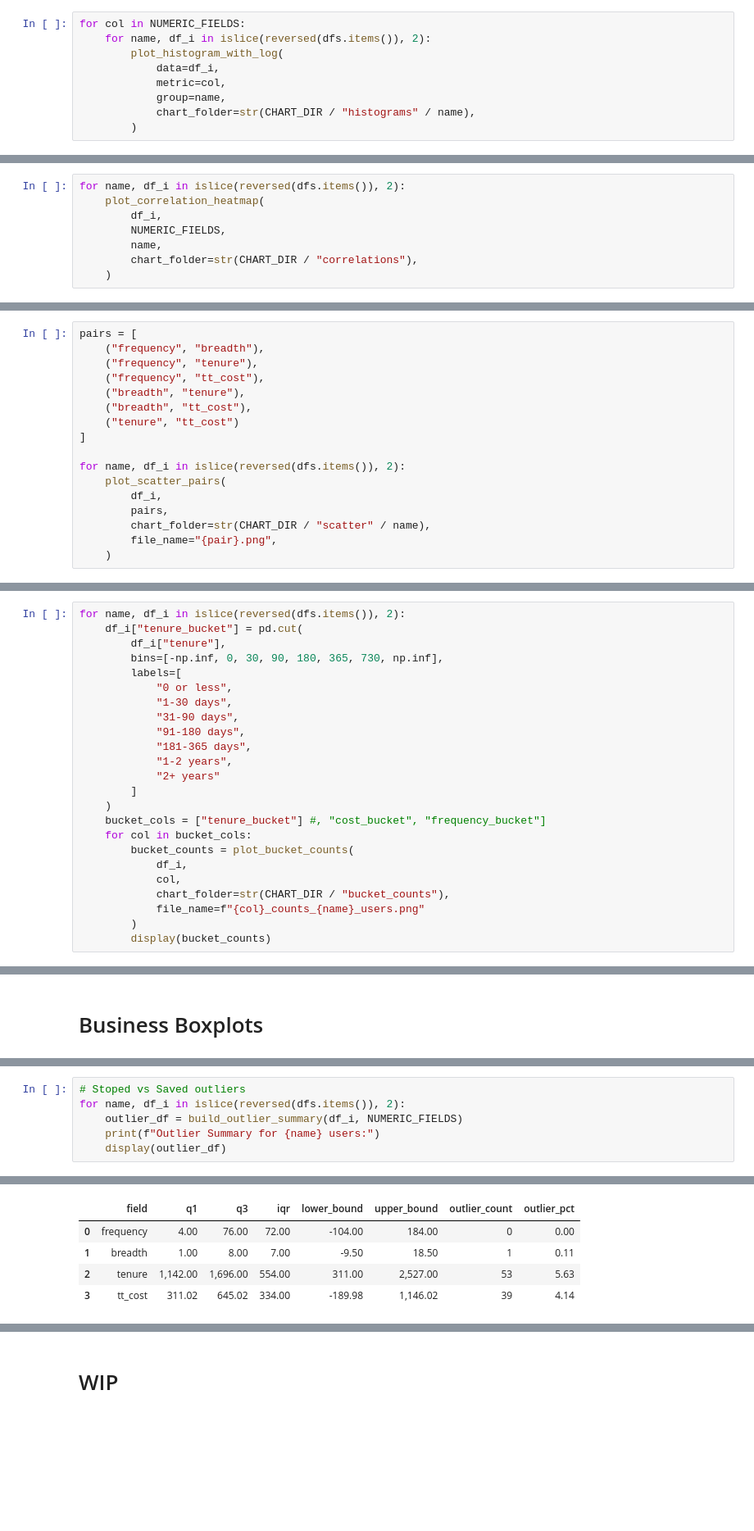
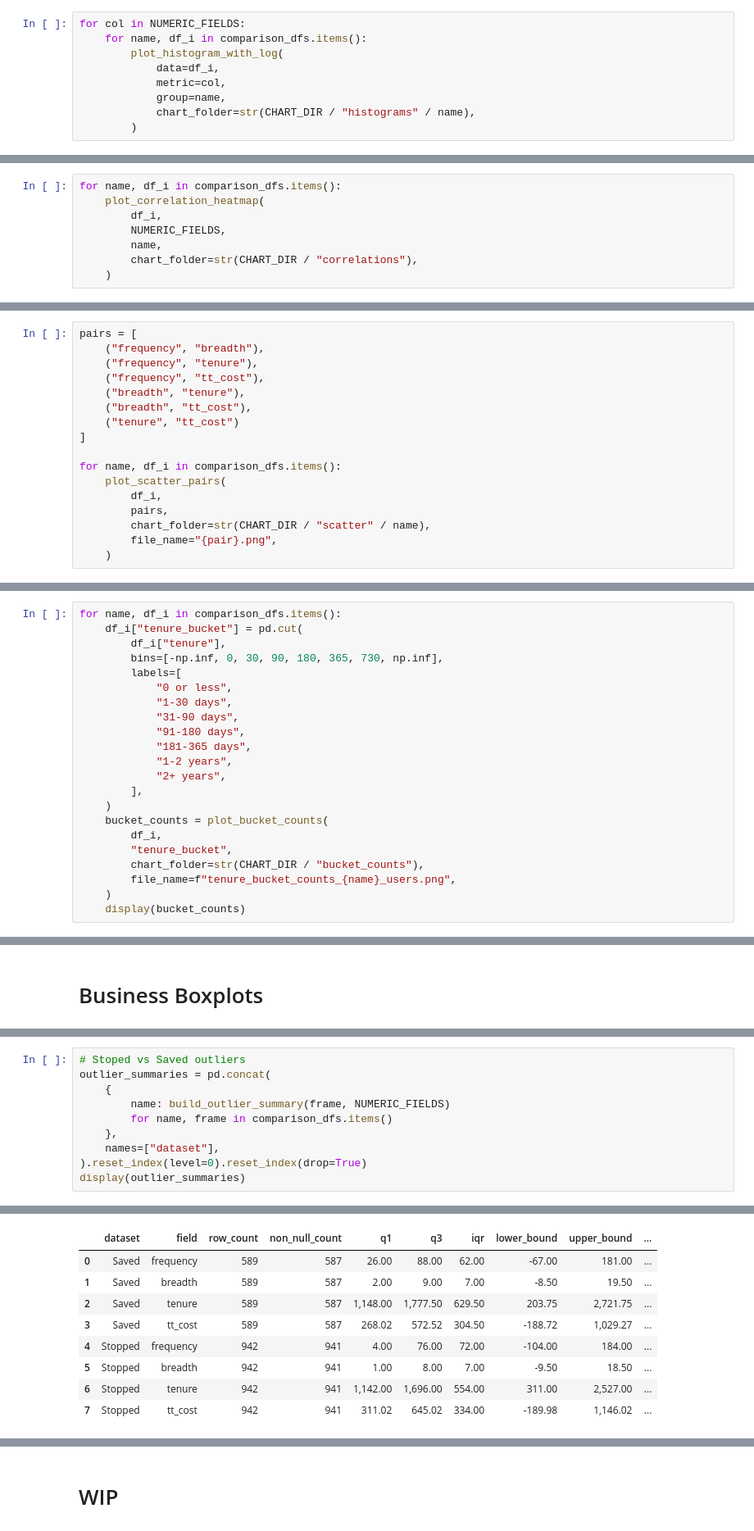
Before and after one commit to ying-gannett/stop_save_pChurn, a Jupyter notebook: src/notebooks/EDA.ipynb, the cells around one changed output, grey strips where cells are left out. Shown at 82% size. Drawn from its saved outputs; the diff is of its cells as text; blank space fills up the shorter version.

```diff
--- a/src/notebooks/EDA.ipynb
+++ b/src/notebooks/EDA.ipynb
@@ -170,7 +179,7 @@ Segment summary by cohort for Action users:
 # stoped vs saved - Histogram
 # %%
 for col in NUMERIC_FIELDS:
-    for name, df_i in islice(reversed(dfs.items()), 2):
+    for name, df_i in comparison_dfs.items():
         plot_histogram_with_log(
             data=df_i,
             metric=col,
@@ -180,7 +189,7 @@ for col in NUMERIC_FIELDS:
 # %% [markdown]
 # stoped vs saved - Correlation, Pairplot, Scatterplot
 # %%
-for name, df_i in islice(reversed(dfs.items()), 2):
+for name, df_i in comparison_dfs.items():
     plot_correlation_heatmap(
         df_i,
         NUMERIC_FIELDS,
@@ -205,7 +214,7 @@ pairs = [
     ("tenure", "tt_cost")
 ]
 
-for name, df_i in islice(reversed(dfs.items()), 2):
+for name, df_i in comparison_dfs.items():
     plot_scatter_pairs(
         df_i,
         pairs,
@@ -215,7 +224,7 @@ for name, df_i in islice(reversed(dfs.items()), 2):
 # %% [markdown]
 # stoped vs saved - Custom bucket
 # %%
-for name, df_i in islice(reversed(dfs.items()), 2):
+for name, df_i in comparison_dfs.items():
     df_i["tenure_bucket"] = pd.cut(
         df_i["tenure"],
         bins=[-np.inf, 0, 30, 90, 180, 365, 730, np.inf],
@@ -226,17 +235,15 @@ for name, df_i in islice(reversed(dfs.items()), 2):
             "91-180 days",
             "181-365 days",
             "1-2 years",
-            "2+ years"
-        ]
+            "2+ years",
+        ],
     )
-    bucket_cols = ["tenure_bucket"] #, "cost_bucket", "frequency_bucket"]
-    for col in bucket_cols:
-        bucket_counts = plot_bucket_counts(
-            df_i,
-            col,
-            chart_folder=str(CHART_DIR / "bucket_counts"),
-            file_name=f"{col}_counts_{name}_users.png"
-        )
-        display(bucket_counts)
+    bucket_counts = plot_bucket_counts(
+        df_i,
+        "tenure_bucket",
+        chart_folder=str(CHART_DIR / "bucket_counts"),
+        file_name=f"tenure_bucket_counts_{name}_users.png",
+    )
+    display(bucket_counts)
 # %% [output]
 |  | tenure_bucket | count |
@@ -302,8 +307,12 @@ for col, order in zip(group_kwargs["group_col"], group_kwargs["group_order"]):
     )
 # %%
 # Stoped vs Saved outliers
-for name, df_i in islice(reversed(dfs.items()), 2):
-    outlier_df = build_outlier_summary(df_i, NUMERIC_FIELDS)
-    print(f"Outlier Summary for {name} users:")
-    display(outlier_df)
+outlier_summaries = pd.concat(
+    {
+        name: build_outlier_summary(frame, NUMERIC_FIELDS)
+        for name, frame in comparison_dfs.items()
+    },
+    names=["dataset"],
+).reset_index(level=0).reset_index(drop=True)
+display(outlier_summaries)
 # %% [output]
@@ -311,5 +319,9 @@ Outlier Summary for Stopped users:
-|  | field | q1 | q3 | iqr | lower_bound | upper_bound | outlier_count | outlier_pct |
-| 0 | frequency | 4.00 | 76.00 | 72.00 | -104.00 | 184.00 | 0 | 0.00 |
-| 1 | breadth | 1.00 | 8.00 | 7.00 | -9.50 | 18.50 | 1 | 0.11 |
-| 2 | tenure | 1,142.00 | 1,696.00 | 554.00 | 311.00 | 2,527.00 | 53 | 5.63 |
-| 3 | tt_cost | 311.02 | 645.02 | 334.00 | -189.98 | 1,146.02 | 39 | 4.14 |
+|  | dataset | field | row_count | non_null_count | q1 | q3 | iqr | lower_bound | upper_bound | ... |
+| 0 | Saved | frequency | 589 | 587 | 26.00 | 88.00 | 62.00 | -67.00 | 181.00 | ... |
+| 1 | Saved | breadth | 589 | 587 | 2.00 | 9.00 | 7.00 | -8.50 | 19.50 | ... |
+| 2 | Saved | tenure | 589 | 587 | 1,148.00 | 1,777.50 | 629.50 | 203.75 | 2,721.75 | ... |
+| 3 | Saved | tt_cost | 589 | 587 | 268.02 | 572.52 | 304.50 | -188.72 | 1,029.27 | ... |
+| 4 | Stopped | frequency | 942 | 941 | 4.00 | 76.00 | 72.00 | -104.00 | 184.00 | ... |
+| 5 | Stopped | breadth | 942 | 941 | 1.00 | 8.00 | 7.00 | -9.50 | 18.50 | ... |
+| 6 | Stopped | tenure | 942 | 941 | 1,142.00 | 1,696.00 | 554.00 | 311.00 | 2,527.00 | ... |
+| 7 | Stopped | tt_cost | 942 | 941 | 311.02 | 645.02 | 334.00 | -189.98 | 1,146.02 | ... |
```
Also changed, not shown: parts of 13 cells of this notebook, 3 other files.
